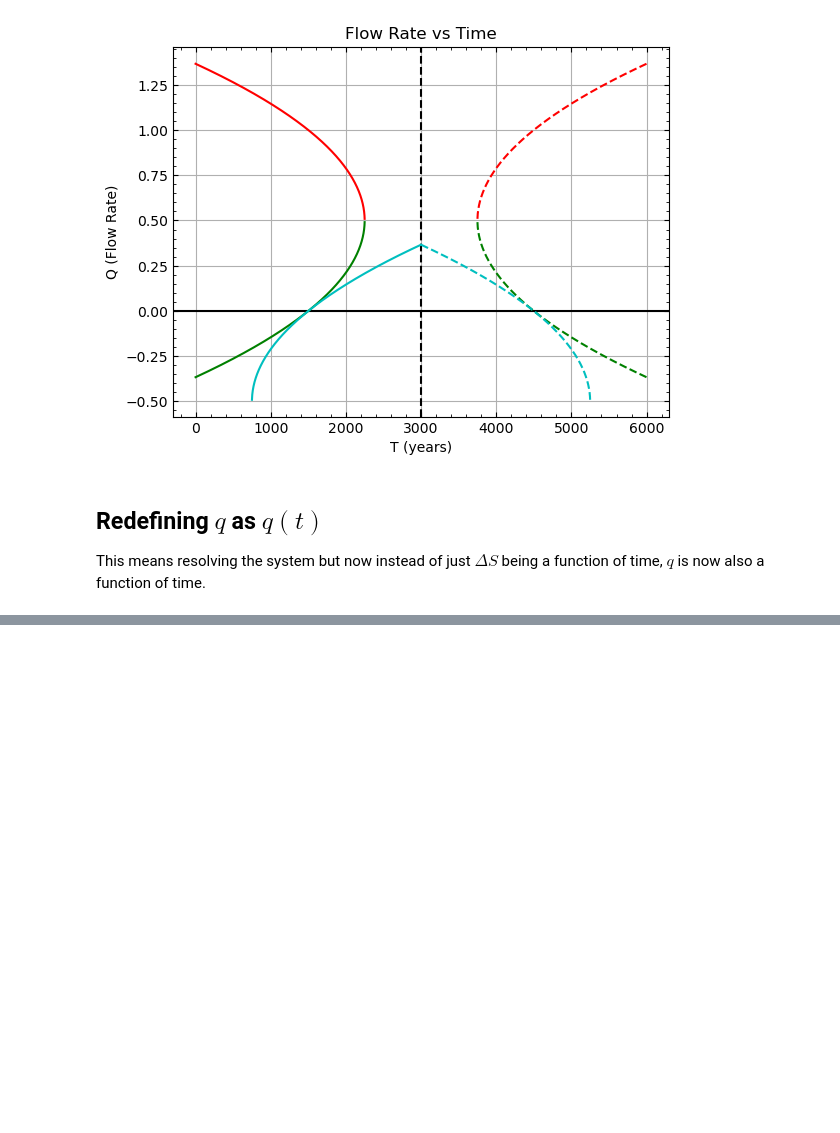
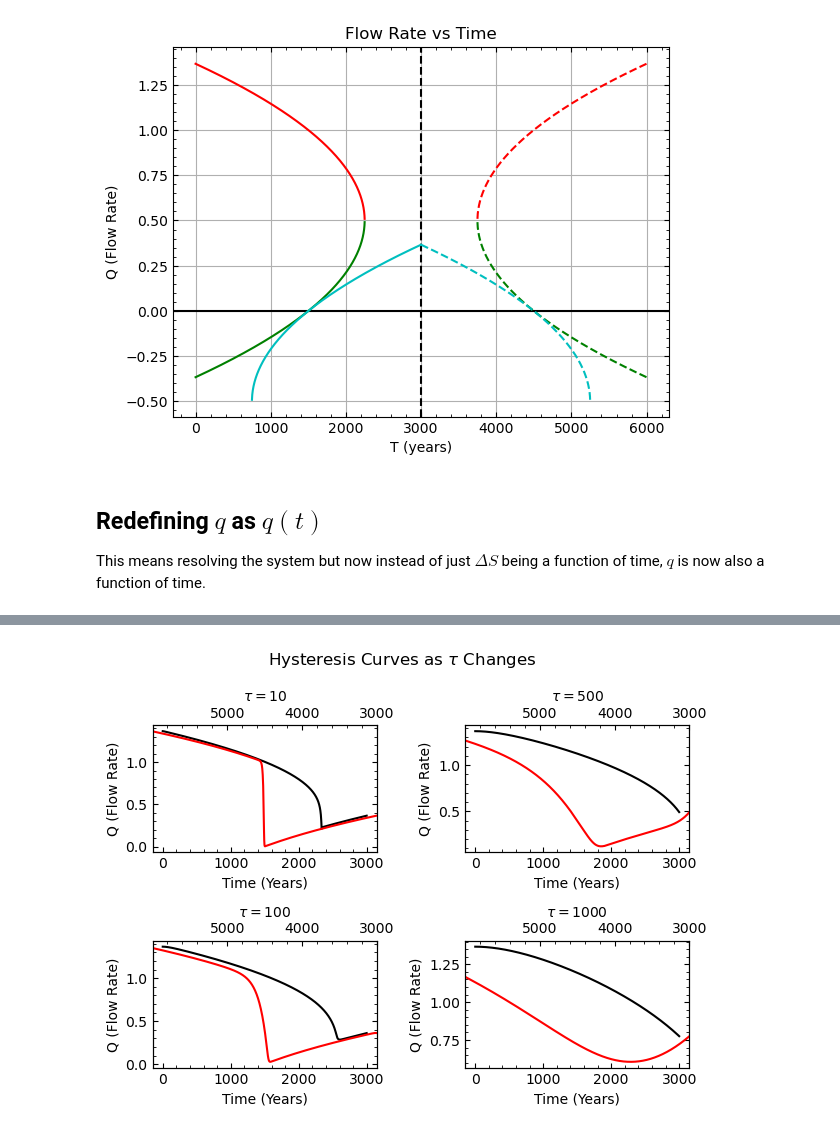
Before and after one commit to nsfuss/AMOC-Senior-Project, a Jupyter notebook: QvsT Modeling.ipynb, the cells around one changed output, grey strips where cells are left out. Cells and saved outputs as stored; diff of their text form; code cells hidden in the pictures; blank space fills up the shorter version.

```diff
--- a/QvsT Modeling.ipynb
+++ b/QvsT Modeling.ipynb
@@ -157,0 +160,55 @@ ax2.legend()
+# %%
+fig, ax = plt.subplots(2,2)
+
+fig.suptitle(r'Hysteresis Curves as $\tau$ Changes')
+# Top Right
+ax1l = ax[0,0]
+ax1l.set_xlabel('Time (Years)')
+ax1l.set_ylabel('Q (Flow Rate)')
+ax1l.plot(tInc, qInc, color='k',label=r'H Inc.')
+
+ax1r = ax1l.twiny()
+
+ax1r.set_xlabel(r'$\tau = 10$')
+ax1r.plot(tDec,qDec, color='r',label=r'H Dec.')
+ax1r.set_xlim((tDec[-1],tDec[0]))
+
+# Bottom Right
+ax1l = ax[1,0]
+ax1l.set_xlabel('Time (Years)')
+ax1l.set_ylabel('Q (Flow Rate)')
+ax1l.plot(tInc, qInc1, color='k',label=r'H Inc.')
+
+ax1r = ax1l.twiny()
+
+ax1r.set_xlabel(r'$\tau = 100$')
+ax1r.plot(tDec,qDec1, color='r',label=r'H Dec.')
+ax1r.set_xlim((tDec[-1],tDec[0]))
+
+# Top Left
+ax1l = ax[0,1]
+ax1l.set_xlabel('Time (Years)')
+ax1l.set_ylabel('Q (Flow Rate)')
+ax1l.plot(tInc, qInc2, color='k',label=r'H Inc.')
+
+ax1r = ax1l.twiny()
+
+ax1r.set_xlabel(r'$\tau = 500$')
+ax1r.plot(tDec,qDec2, color='r',label=r'H Dec.')
+ax1r.set_xlim((tDec[-1],tDec[0]))
+
+# Bottom Left
+ax1l = ax[1,1]
+ax1l.set_xlabel('Time (Years)')
+ax1l.set_ylabel('Q (Flow Rate)')
+ax1l.plot(tInc, qInc3, color='k',label=r'H Inc.')
+
+ax1r = ax1l.twiny()
+
+ax1r.set_xlabel(r'$\tau = 1000$')
+ax1r.plot(tDec,qDec3, color='r',label=r'H Dec.')
+ax1r.set_xlim((tDec[-1],tDec[0]))
+
+fig.tight_layout()
+# %% [output]
+[figure, added]
```
Also changed, not shown: parts of 8 cells of this notebook.
